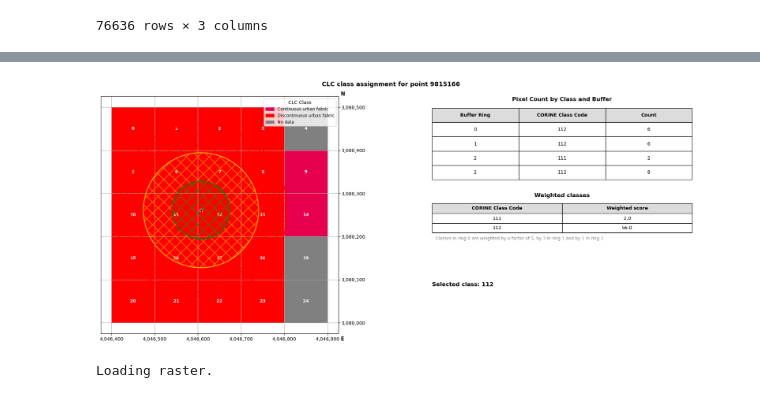
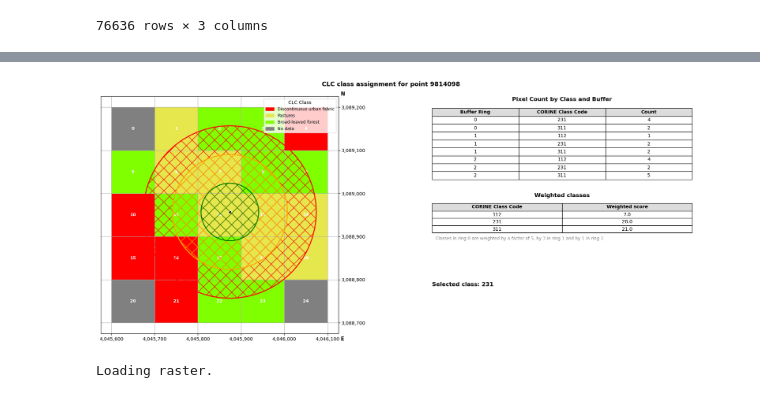
Before and after one commit to mfherrm/BioOTon, a Jupyter notebook: CORINE.ipynb, the cells around one changed output, grey strips where cells are left out. Drawn from its saved outputs; the diff is of its cells as text; code cells hidden in the pictures.

Commit message:
Plot now always working (hopefully)

```diff
--- a/CORINE.ipynb
+++ b/CORINE.ipynb
@@ -1167,6 +1167,7 @@ def processSingleRecording(corine_dir, recording_dir, distance = 200, x_range='a
         x_res, __ = tif.res
 
         # Needed for plotting
+        all_geo_frames = []
         all_filtered_frames = []
         all_grouped_frames = []
         all_weighted_frames = []
@@ -1218,6 +1219,8 @@ def processSingleRecording(corine_dir, recording_dir, distance = 200, x_range='a
 
             # print(geo_df)
 
+            all_geo_frames.append(geo_df)
+
             for i, buffer in enumerate(buffers):
                 if i > 0:
                     buffer = buffers[i].difference(buffers[i-1])
@@ -1229,6 +1232,7 @@ def processSingleRecording(corine_dir, recording_dir, distance = 200, x_range='a
                 print(f"Selected intersecting pixels for buffer {i}.")
 
                 geo_dfs.append(geo_df[results])
+
 
             # drop pixels that occur in multiple buffers
             first_ring = pd.concat([geo_dfs[0], geo_dfs[1]])
@@ -1287,9 +1291,9 @@ def processSingleRecording(corine_dir, recording_dir, distance = 200, x_range='a
 
             points.loc[points.index==idx, 'label'] = weighted_class
 
-    return points, dbf_df, geo_df, all_filtered_frames, all_grouped_frames, all_weighted_frames
+    return points, dbf_df, all_geo_frames, all_filtered_frames, all_grouped_frames, all_weighted_frames, raster_crs
 # %%
-points, dbf_df, geo_df, filtered_dfs, grouped_dfs, weighted_frames = processSingleRecording(corine_dir = "F:\\Persönliches\\Git\\BioOTon", recording_dir = "Z:\\Audio_data\\Dawn_chorus_raw_data", x_range=np.arange(1))
+points, dbf_df, geo_df, filtered_dfs, grouped_dfs, weighted_frames, raster_crs = processSingleRecording(corine_dir = "F:\\Persönliches\\Git\\BioOTon", recording_dir = "Z:\\Audio_data\\Dawn_chorus_raw_data", x_range=np.arange(10))
 # %% [output]
 Loading raster.
 Loaded raster successfully.
@@ -1311,8 +1406,8 @@ Assigned class 112 to point 0
 # %%
 # Only problem with this index scheme is that the indexes are always dependent on how many points were processed previously
-fig = plotSingleRecording(point_idx=0, dbf_frame = dbf_df, recording_frame=points, joined_frame=filtered_dfs, environment_frame=geo_df, grouped_frames = grouped_dfs, weighted_frames = weighted_frames)
+fig = plotSingleRecording(point_idx=4, dbf_frame = dbf_df, recording_frame=points, joined_frame=filtered_dfs, environment_frame=geo_df, grouped_frames = grouped_dfs, weighted_frames = weighted_frames, raster_crs=raster_crs)
 # %% [output]
-[figure, old version]
+[figure, new version]
 # %%
 """
     Generates plot for given recording index.
```
Also changed, not shown: parts of 9 cells of this notebook.
